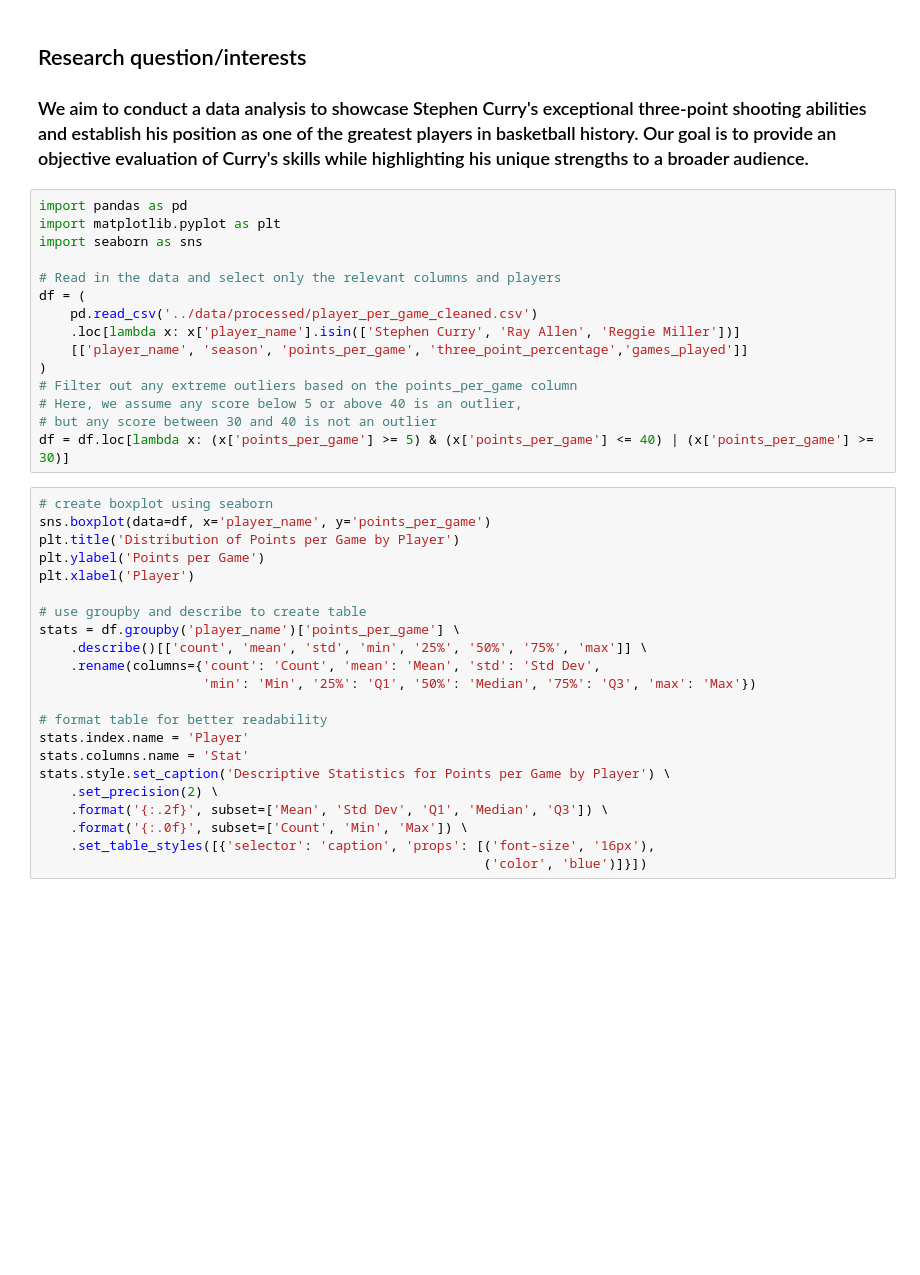
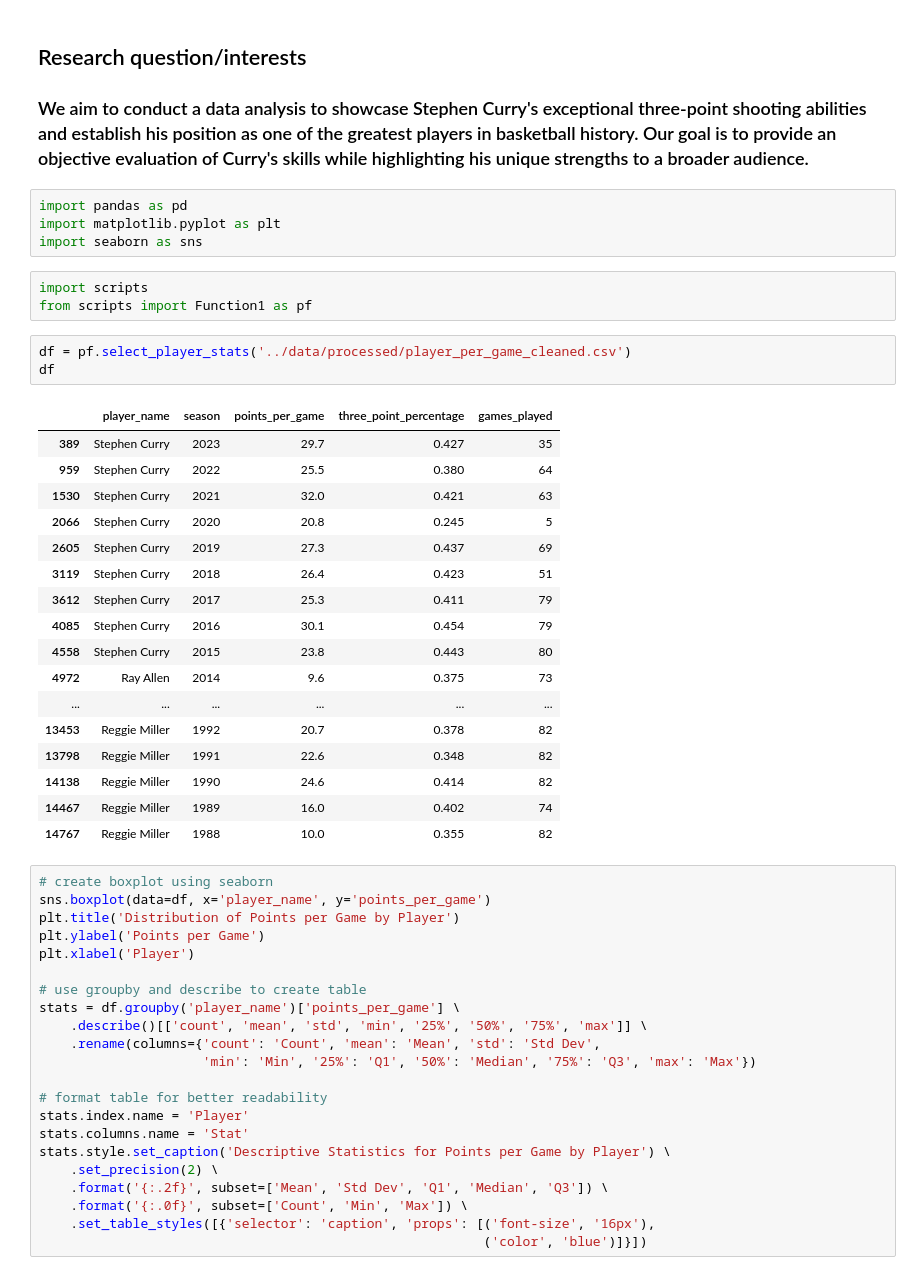
Before and after one commit to ubco-W2022T2-data301/project-group-group-23, a Jupyter notebook: analysis/Analysis 1.ipynb, the cells around one changed output. Cells and saved outputs as stored; diff of their text form; blank space fills up the shorter version.

Commit message:
Added another function

```diff
--- a/analysis/Analysis 1.ipynb
+++ b/analysis/Analysis 1.ipynb
@@ -6,17 +6,30 @@
 import pandas as pd
 import matplotlib.pyplot as plt
 import seaborn as sns
-
-# Read in the data and select only the relevant columns and players
-df = (
-    pd.read_csv('../data/processed/player_per_game_cleaned.csv')
-    .loc[lambda x: x['player_name'].isin(['Stephen Curry', 'Ray Allen', 'Reggie Miller'])]
-    [['player_name', 'season', 'points_per_game', 'three_point_percentage','games_played']]
-)
-# Filter out any extreme outliers based on the points_per_game column
-# Here, we assume any score below 5 or above 40 is an outlier,
-# but any score between 30 and 40 is not an outlier
-df = df.loc[lambda x: (x['points_per_game'] >= 5) & (x['points_per_game'] <= 40) | (x['points_per_game'] >= 30)]
+# %%
+import scripts
+from scripts import Function1 as pf
+# %%
+df = pf.select_player_stats('../data/processed/player_per_game_cleaned.csv')
+df
+# %% [output]
+|  | player_name | season | points_per_game | three_point_percentage | games_played |
+| 389 | Stephen Curry | 2023 | 29.7 | 0.427 | 35 |
+| 959 | Stephen Curry | 2022 | 25.5 | 0.380 | 64 |
+| 1530 | Stephen Curry | 2021 | 32.0 | 0.421 | 63 |
+| 2066 | Stephen Curry | 2020 | 20.8 | 0.245 | 5 |
+| 2605 | Stephen Curry | 2019 | 27.3 | 0.437 | 69 |
+| 3119 | Stephen Curry | 2018 | 26.4 | 0.423 | 51 |
+| 3612 | Stephen Curry | 2017 | 25.3 | 0.411 | 79 |
+| 4085 | Stephen Curry | 2016 | 30.1 | 0.454 | 79 |
+| 4558 | Stephen Curry | 2015 | 23.8 | 0.443 | 80 |
+| 4972 | Ray Allen | 2014 | 9.6 | 0.375 | 73 |
+| ... | ... | ... | ... | ... | ... |
+| 13453 | Reggie Miller | 1992 | 20.7 | 0.378 | 82 |
+| 13798 | Reggie Miller | 1991 | 22.6 | 0.348 | 82 |
+| 14138 | Reggie Miller | 1990 | 24.6 | 0.414 | 82 |
+| 14467 | Reggie Miller | 1989 | 16.0 | 0.402 | 74 |
+| 14767 | Reggie Miller | 1988 | 10.0 | 0.355 | 82 |
 # %%
 # create boxplot using seaborn
 sns.boxplot(data=df, x='player_name', y='points_per_game')
```
Also changed, not shown: 1 other file.
